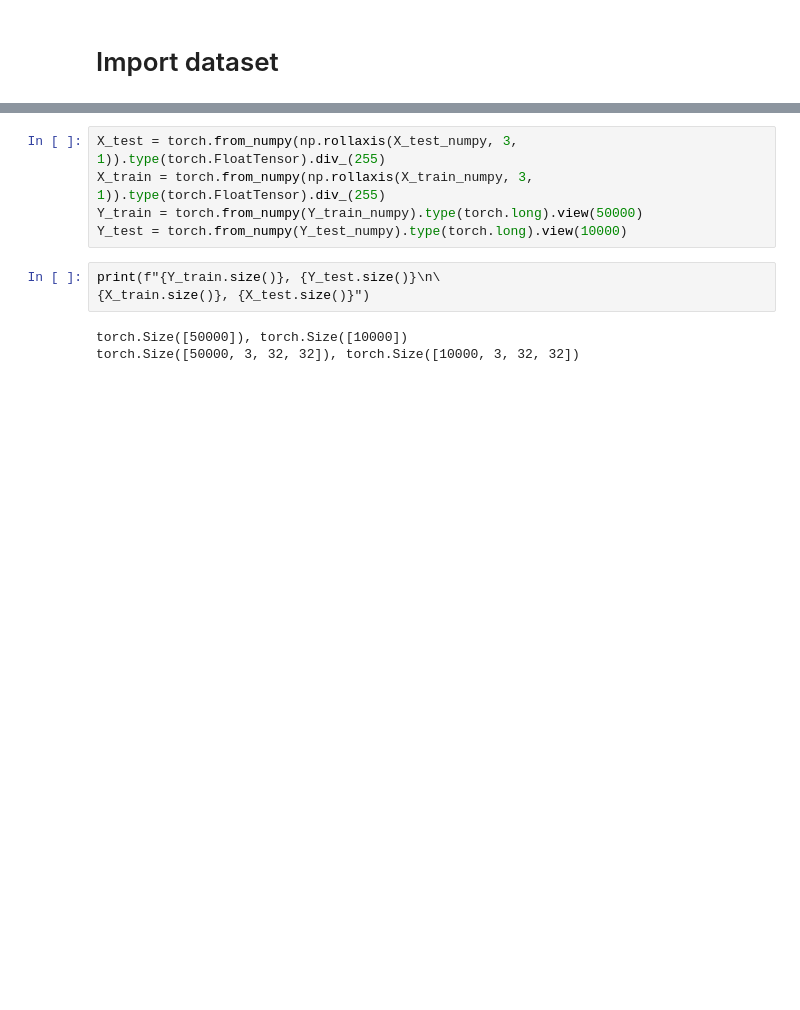
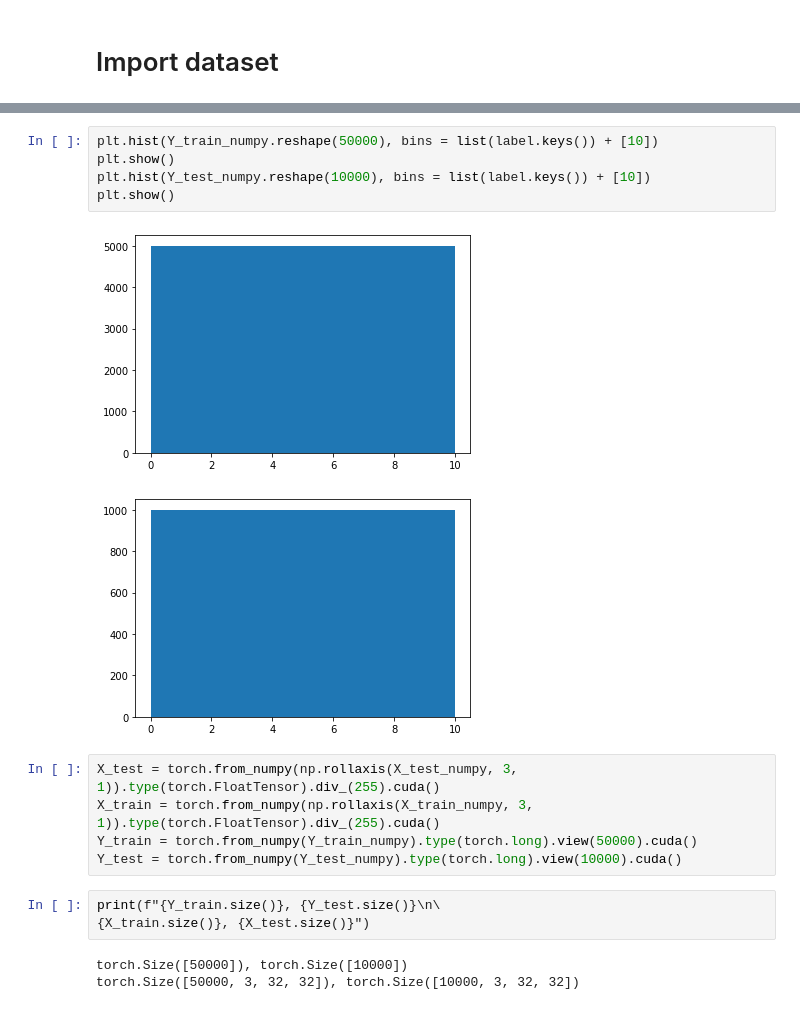
Before and after one commit to liushuyu6666/AI_relative, a Jupyter notebook: algorithm_explore/MLP_cifar10.ipynb, the cells around one changed output, grey strips where cells are left out. Drawn from its saved outputs; the diff is of its cells as text; blank space fills up the shorter version.

```diff
--- a/algorithm_explore/MLP_cifar10.ipynb
+++ b/algorithm_explore/MLP_cifar10.ipynb
@@ -25,8 +35,16 @@ label = {0:"airplane", 1:"automobile", 2:"bird", 3:"cat", 4:"deer",
+# %%
+plt.hist(Y_train_numpy.reshape(50000), bins = list(label.keys()) + [10])
+plt.show()
+plt.hist(Y_test_numpy.reshape(10000), bins = list(label.keys()) + [10])
+plt.show()
+# %% [output]
+[figure, added]
+[figure, added]
 # %%
-X_test = torch.from_numpy(np.rollaxis(X_test_numpy, 3, 1)).type(torch.FloatTensor).div_(255)
-X_train = torch.from_numpy(np.rollaxis(X_train_numpy, 3, 1)).type(torch.FloatTensor).div_(255)
-Y_train = torch.from_numpy(Y_train_numpy).type(torch.long).view(50000)
-Y_test = torch.from_numpy(Y_test_numpy).type(torch.long).view(10000)
+X_test = torch.from_numpy(np.rollaxis(X_test_numpy, 3, 1)).type(torch.FloatTensor).div_(255).cuda()
+X_train = torch.from_numpy(np.rollaxis(X_train_numpy, 3, 1)).type(torch.FloatTensor).div_(255).cuda()
+Y_train = torch.from_numpy(Y_train_numpy).type(torch.long).view(50000).cuda()
+Y_test = torch.from_numpy(Y_test_numpy).type(torch.long).view(10000).cuda()
 # %%
 print(f"{Y_train.size()}, {Y_test.size()}\n\
 {X_train.size()}, {X_test.size()}")
```
Also changed, not shown: parts of 16 cells of this notebook, 1 other file.
